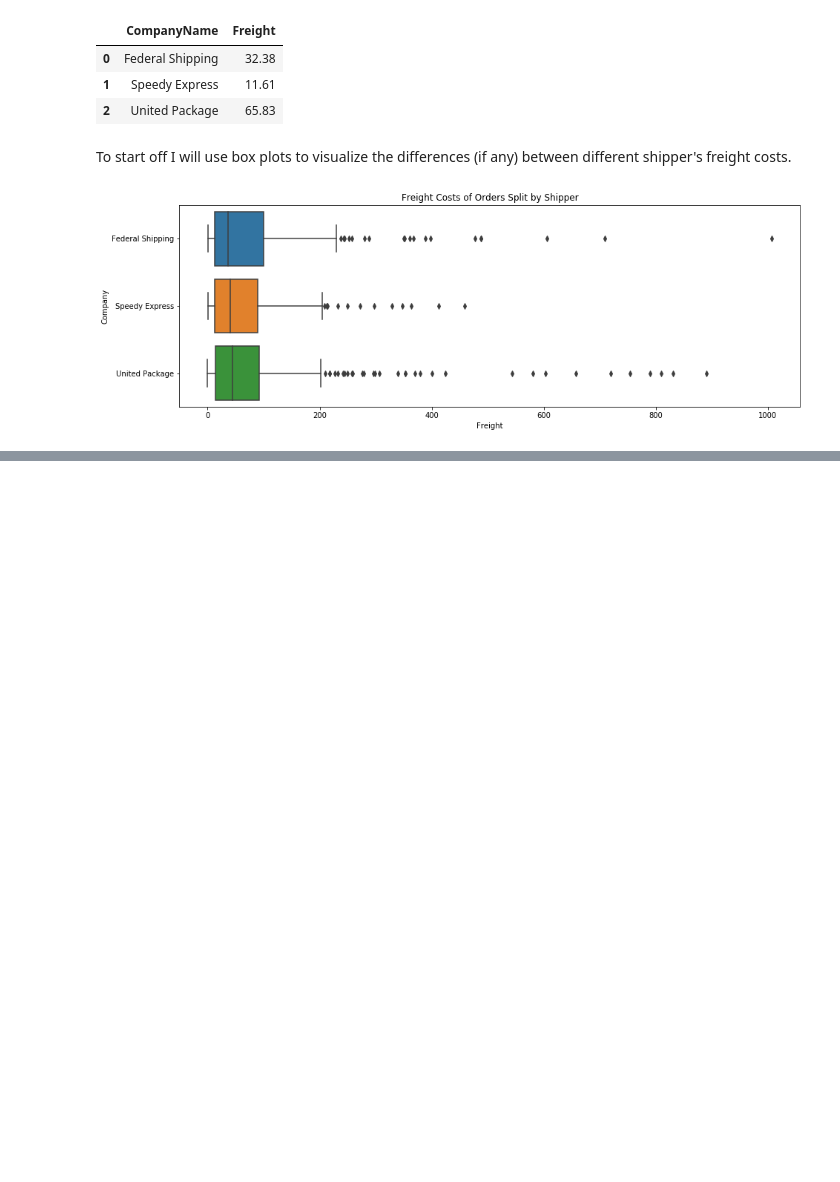
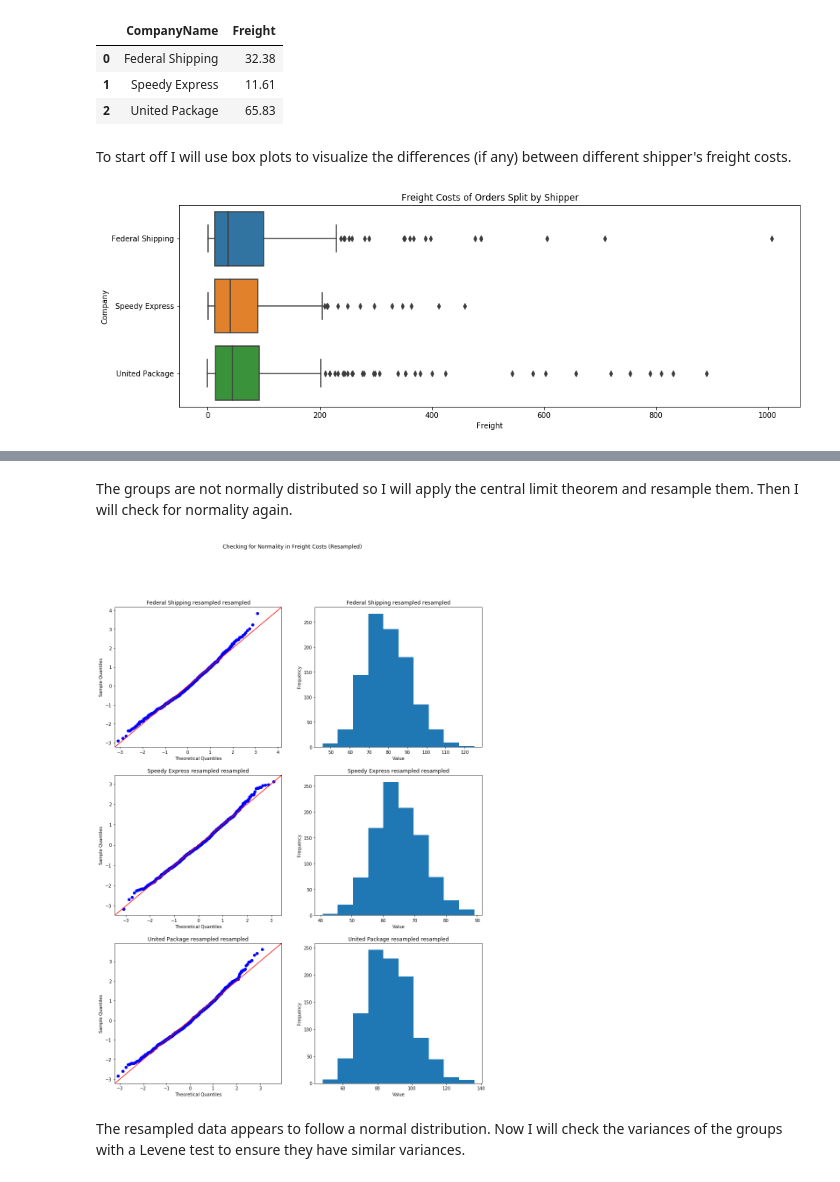
Before and after one commit to georgewillben/Northwind-Database-Statistical-Tests-Module-3-Project, a Jupyter notebook: Northwind_Statistical_Tests.ipynb, the cells around one changed output, grey strips where cells are left out. Cells and saved outputs as stored; diff of their text form; code cells hidden in the pictures; blank space fills up the shorter version.

```diff
--- a/Northwind_Statistical_Tests.ipynb
+++ b/Northwind_Statistical_Tests.ipynb
@@ -319,0 +347,16 @@ It is hard to tell if there is a difference just by looking at the plot. Also th
+# %% [markdown]
+The groups are not normally distributed so I will apply the central limit theorem and resample them. Then I will check for normality again.
+# %%
+# resample each group of data
+fed_resampled = get_resampled_means(fed_ship)
+speed_resampled = get_resampled_means(speed_ex)
+united_resampled = get_resampled_means(united_p)
+# %%
+# check for normality in the resampled data
+main_title = 'Checking for Normality in Freight Costs (Resampled)'
+group_titles = [x + ' resampled' for x in group_titles]
+normality_plots3(fed_resampled, speed_resampled, united_resampled, main_title, group_titles)
+# %% [output]
+[figure, added]
+# %% [markdown]
+The resampled data appears to follow a normal distribution. Now I will check the variances of the groups with a Levene test to ensure they have similar variances.
```
Also changed, not shown: parts of 15 cells of this notebook.
